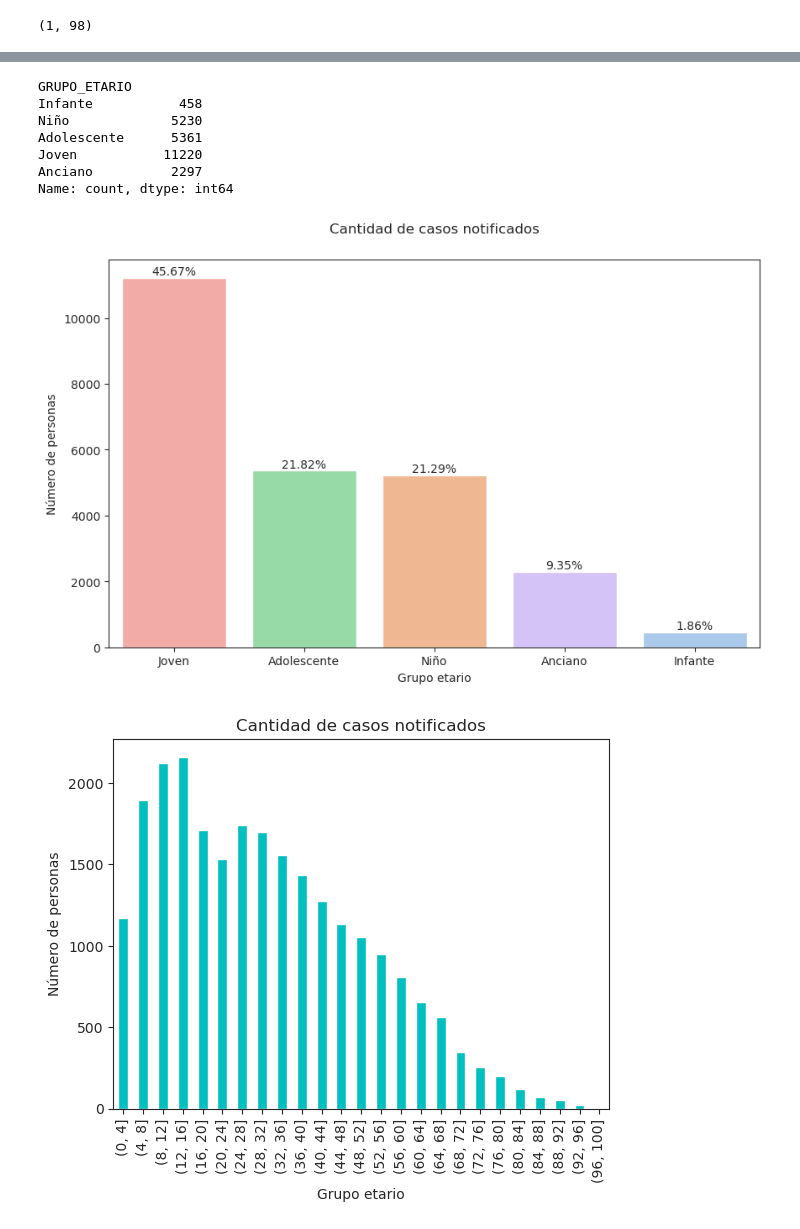
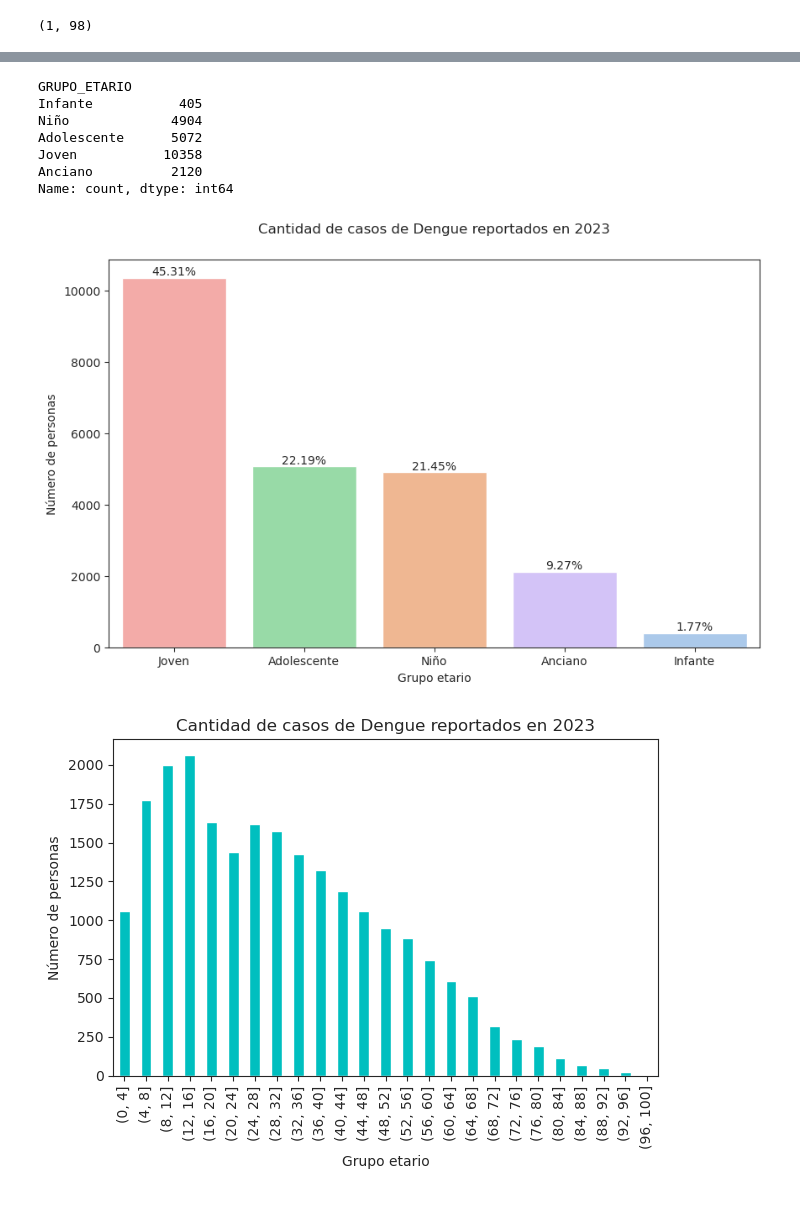
Before and after one commit to SJacoboZavaleta/Developments, a Jupyter notebook: OpenDataDay2024/DenguePiura/Dengue_ExploratoryAnalysis.ipynb, the cells around one changed output, grey strips where cells are left out. Cells and saved outputs as stored; diff of their text form; code cells hidden in the pictures.

Commit message:
Final draft - Open data day sunday 17th

```diff
--- a/OpenDataDay2024/DenguePiura/Dengue_ExploratoryAnalysis.ipynb
+++ b/OpenDataDay2024/DenguePiura/Dengue_ExploratoryAnalysis.ipynb
@@ -576,3 +576,13 @@ memory usage: 3.2+ MB
 ndata["EDAD"].min(), ndata["EDAD"].max()
 # %% [output]
 (1, 98)
+# %%
+numfeat = ndata.select_dtypes(include=[np.number]).columns
+fig, ax = plt.subplots(4, 3, figsize=(10, 8))
+for i, col in enumerate(numfeat):
+    x = i // 3
+    y = i % 3
+    hp=sns.boxplot(data=ndata, x=col, ax=ax[x, y])
+    hp.set(ylabel=None)
+plt.tight_layout()
+plt.show()
@@ -578,0 +591,4 @@ ndata["EDAD"].min(), ndata["EDAD"].max()
+# %%
+## Eliminar Outliers
+ndata = ndata[(ndata['DURACION_AVISO']<20) & (ndata['DURACION_AVISO']>=0)]
+ndata.shape
@@ -895,15 +920,15 @@ Name: count, Length: 1292, dtype: int64
 aux[["GRUPO_ETARIO"]].value_counts().sort_index()
 # %% [output]
 GRUPO_ETARIO
-Infante           458
-Niño             5230
-Adolescente      5361
-Joven           11220
-Anciano          2297
+Infante           405
+Niño             4904
+Adolescente      5072
+Joven           10358
+Anciano          2120
 Name: count, dtype: int64
 # %%
 # Calculate the percentages for each group
-total_counts = len(aux_sorted)  # Total number of data points
+total_counts = len(aux)  # Total number of data points
 group_counts = aux['GRUPO_ETARIO'].value_counts()  # Number of data points for each group
 percentages = group_counts / total_counts * 100  # Calculate percentages
 
@@ -918,36 +943,38 @@ for p in ax.patches:
                 (p.get_x() + p.get_width() / 2., height),  # Position the annotation at the center of the bar
                 ha='center', va='bottom')  # Horizontal and vertical alignment
 
-ax.set_title("Cantidad de casos notificados", y=1.05)
+ax.set_title("Cantidad de casos de Dengue reportados en 2023", y=1.05)
 ax.set_xlabel('Grupo etario')
 ax.set_ylabel('Número de personas')
 
 plt.savefig("grupoEtario_notificationes.png", dpi=300)
 plt.show()
 # %% [output]
-[figure, old version]
+[figure, new version]
 # %%
 # Define the custom order for EDAD_RANGO
 custom_order = sorted(aux['EDAD_RANGO'].unique(), key=lambda x: x.right)
 
 # Convert EDAD_RANGO to an ordered categorical data type with custom order
 aux['EDAD_RANGO'] = pd.Categorical(aux['EDAD_RANGO'], categories=custom_order, ordered=True)
 
 # Group by 'EDAD_RANGO' and count occurrences
 grouped = aux.groupby('EDAD_RANGO').size()
 
 # Plot the result
 ax = grouped.plot(kind='bar', rot=90, color="c")
 
 # Set title and labels
-ax.set_title("Cantidad de casos notificados", y=1)
+ax.set_title("Cantidad de casos de Dengue reportados en 2023", y=1)
 ax.set_xlabel('Grupo etario')
 ax.set_ylabel('Número de personas')
 
 # Show plot
+plt.tight_layout()
+plt.savefig("grupoEtario_notificationes.png", dpi=300)
 plt.show()
 # %% [output]
-[figure, old version]
+[figure, new version]
 # %%
 #grouped = aux.groupby(['EDAD_RANGO','DURACION_AVISO'])
 #result = grouped.count()
```
Also changed, not shown: parts of 22 cells of this notebook, 4 other files.
